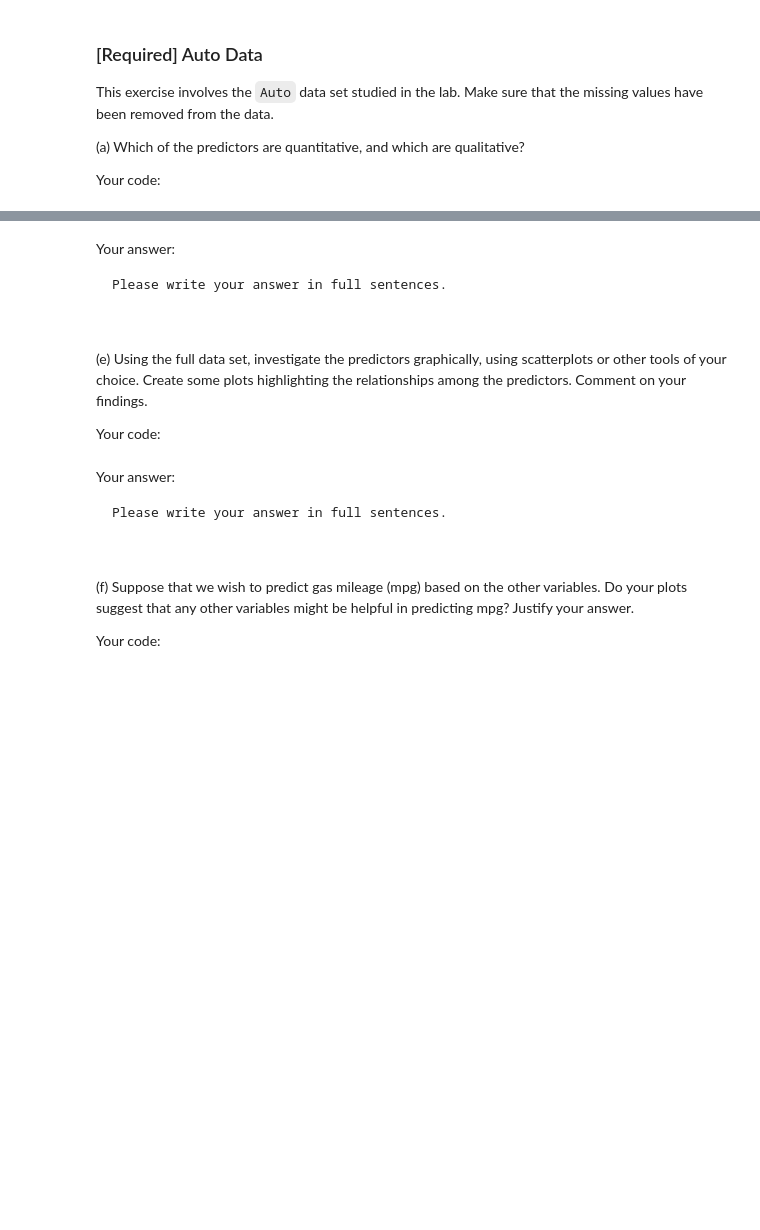
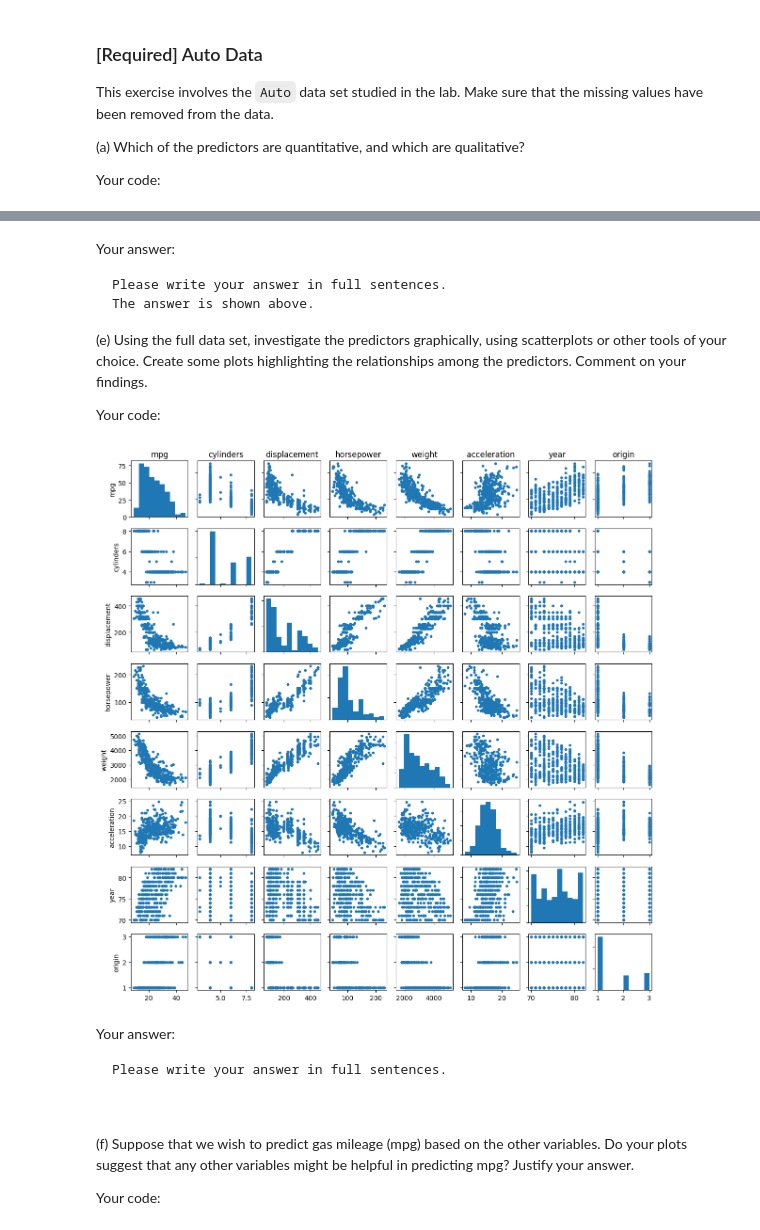
Before and after one commit to BU-MSSP-Classroom/MA679_Spring2024_00_statistical_learning-ChenTaHung, a Jupyter notebook: Ch02_Application_SL_Python.ipynb, the cells around one changed output, grey strips where cells are left out. Cells and saved outputs as stored; diff of their text form; code cells hidden in the pictures; blank space fills up the shorter version.

```diff
--- a/Ch02_Application_SL_Python.ipynb
+++ b/Ch02_Application_SL_Python.ipynb
@@ -106,5 +159,6 @@ This exercise involves the `Auto` data set studied in the lab. Make sure that th
 
 Your code:
 # %%
+auto = pd.read_csv("auto.csv")
+auto.isna().sum()
 #
-#
@@ -161,8 +299,7 @@ Your answer:
 
 ~~~
 Please write your answer in full sentences.
-
-
+The answer is shown above.
 ~~~
 
 
@@ -170,8 +307,30 @@ Please write your answer in full sentences.
 
 Your code:
 # %%
-#
-#
+columns = auto.select_dtypes(exclude='object').columns
+fig, ax = plt.subplots(len(columns), len(columns), figsize=(12, 12))
+
+for i, row in enumerate(columns):
+    for j, col in enumerate(columns):
+        if i == j:
+            ax[i, j].hist(auto[col])
+        else:
+            ax[i, j].scatter(auto[col], auto[row], s=10)
+
+        if i < len(columns) - 1:
+            ax[i, j].set_xticklabels([])
+        if j > 0:
+            ax[i, j].set_yticklabels([])
+
+        if i == 0:
+            ax[i, j].set_title(col)
+        if j == 0:
+            ax[i, j].set_ylabel(row)
+
+plt.tight_layout()
+plt.show()
+# %% [output]
+[figure, added]
 # %% [markdown]
 Your answer:
 
```
Also changed, not shown: parts of 22 cells of this notebook, 6 other files.
